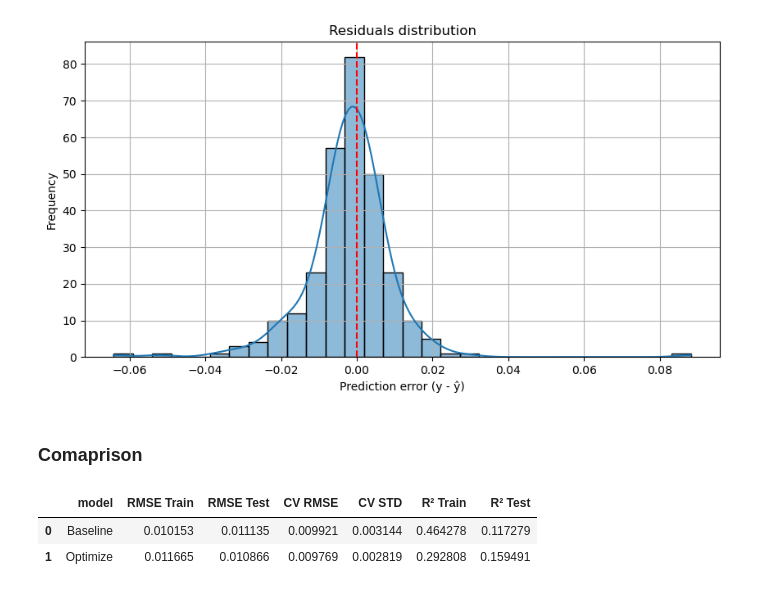
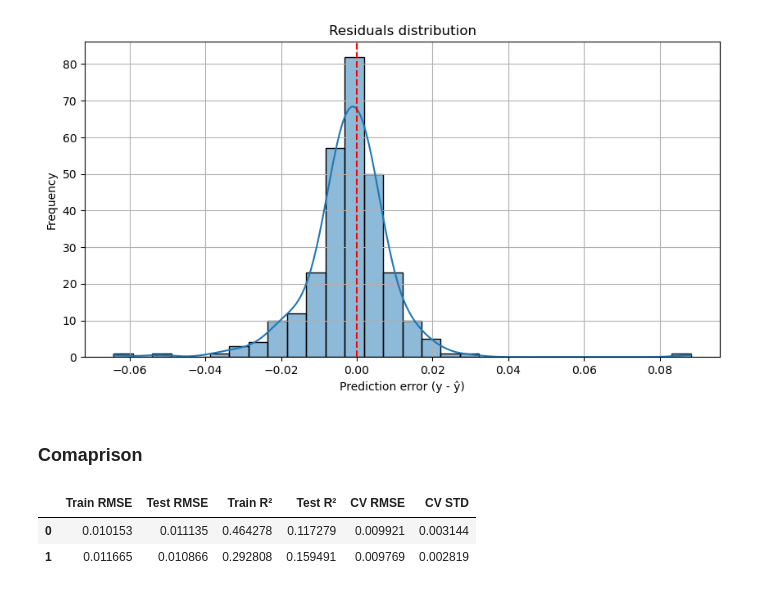
Before and after one commit to SonnyGenovese/machine-learning-finance, a Jupyter notebook: Decision_Tree_Regressor.ipynb, the cells around one changed output. Drawn from its saved outputs; the diff is of its cells as text; code cells hidden in the pictures.

```diff
--- a/Decision_Tree_Regressor.ipynb
+++ b/Decision_Tree_Regressor.ipynb
@@ -188,7 +188,7 @@ def decision_tree(X_train, y_train, X_test, y_test, preprocessor=None, optimize=
 
     tscv=TimeSeriesSplit(n_splits=n_splits)
 
-
+    # Optimize model
     if optimize:
         param_grid = {
             "decisiontreeregressor__max_depth": [3, 5, 7, 9, None],
@@ -211,6 +211,7 @@ def decision_tree(X_train, y_train, X_test, y_test, preprocessor=None, optimize=
         cv_rmse = -grid_search.best_score_
         cv_std = grid_search.cv_results_['std_test_score'][grid_search.best_index_]
 
+    # Baseline model
     else:
         score = cross_val_score(pipe, X_train, y_train, cv=tscv,
                                 scoring="neg_root_mean_squared_error", n_jobs=-1)
@@ -227,20 +228,20 @@ def decision_tree(X_train, y_train, X_test, y_test, preprocessor=None, optimize=
     y_pred_test = best_tree.predict(X_test)
 
     metrics = {
-        "model": best_tree,
-        "train_rmse": np.sqrt(mean_squared_error(y_train, y_pred_train)),
-        "test_rmse": np.sqrt(mean_squared_error(y_test, y_pred_test)),
-        "train_r2": r2_score(y_train, y_pred_train),
-        "test_r2": r2_score(y_test, y_pred_test),
-        "best_params": best_params,
-        "cv_rmse": cv_rmse,
-        "cv_std": cv_std
+        "Model": best_tree,
+        "Train RMSE": np.sqrt(mean_squared_error(y_train, y_pred_train)),
+        "Test RMSE": np.sqrt(mean_squared_error(y_test, y_pred_test)),
+        "Train R²": r2_score(y_train, y_pred_train),
+        "Test R²": r2_score(y_test, y_pred_test),
+        "Best Params": best_params,
+        "CV RMSE": cv_rmse,
+        "CV STD": cv_std
     }
 
-    print(f"RMSE train : {metrics['train_rmse']:.4f}")
-    print(f"R² train   : {metrics['train_r2']:.4f}")
-    print(f"RMSE test  : {metrics['test_rmse']:.4f}")
-    print(f"R² test    : {metrics['test_r2']:.4f}")
+    print(f"RMSE train : {metrics['Train RMSE']:.4f}")
+    print(f"R² train   : {metrics['Train R²']:.4f}")
+    print(f"RMSE test  : {metrics['Test RMSE']:.4f}")
+    print(f"R² test    : {metrics['Train R²']:.4f}")
     print(f"Best CV RMSE : {cv_rmse:.4f} (±{cv_std:.4f})")
     if best_params:
         print(f"Best params : {best_params}")
@@ -349,6 +336,14 @@ df = pd.DataFrame(data)
-# %%
-df
-# %% [output]
-|  | model | RMSE Train | RMSE Test | CV RMSE | CV STD | R² Train | R² Test |
-| 0 | Baseline | 0.010153 | 0.011135 | 0.009921 | 0.003144 | 0.464278 | 0.117279 |
-| 1 | Optimize | 0.011665 | 0.010866 | 0.009769 | 0.002819 | 0.292808 | 0.159491 |
+# %%
+models = {
+    "Baseline" : base_tree,
+    "Optimize" : opt_tree
+}
+df = pd.DataFrame([
+    {"Model": name, **metrics}
+    for name, metrics in models.items()
+])
+df.drop(columns=["Model", "Best Params"], axis=1)
+# %% [output]
+|  | Train RMSE | Test RMSE | Train R² | Test R² | CV RMSE | CV STD |
+| 0 | 0.010153 | 0.011135 | 0.464278 | 0.117279 | 0.009921 | 0.003144 |
+| 1 | 0.011665 | 0.010866 | 0.292808 | 0.159491 | 0.009769 | 0.002819 |
```
Also changed, not shown: parts of 4 cells of this notebook.
